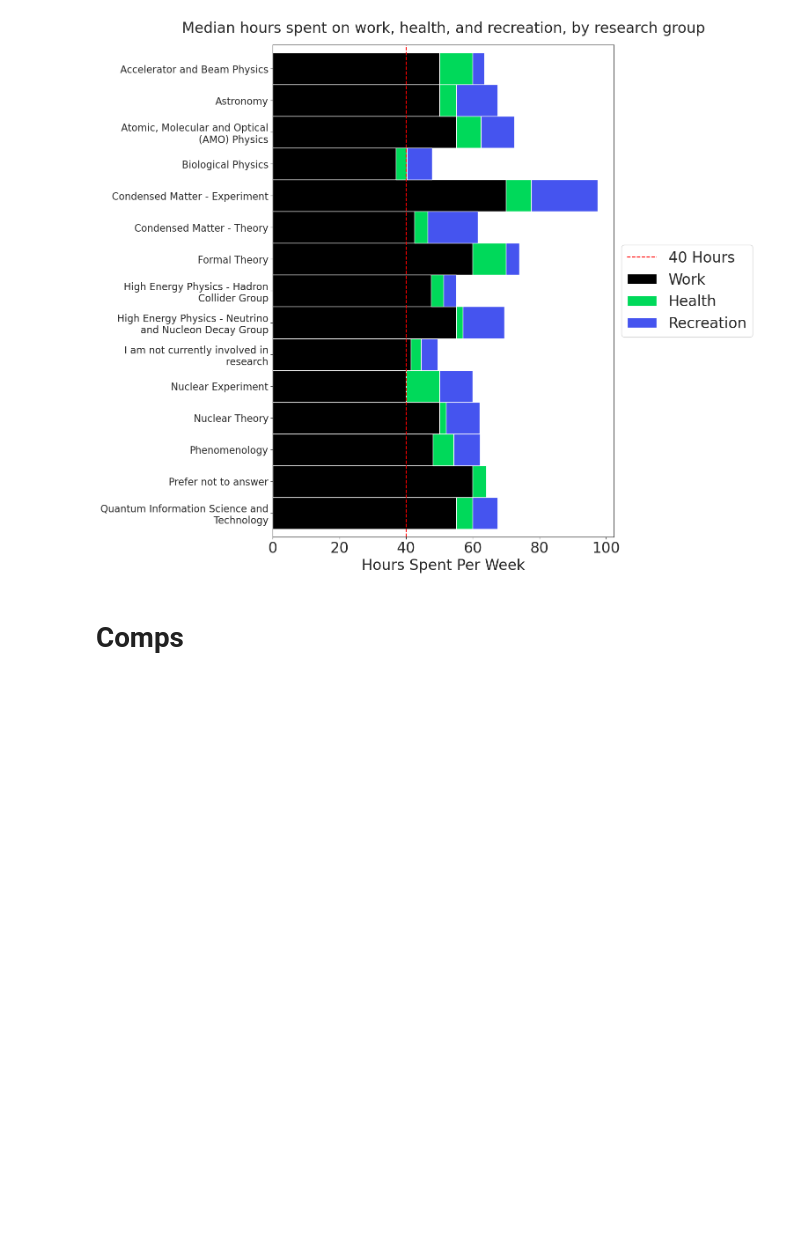
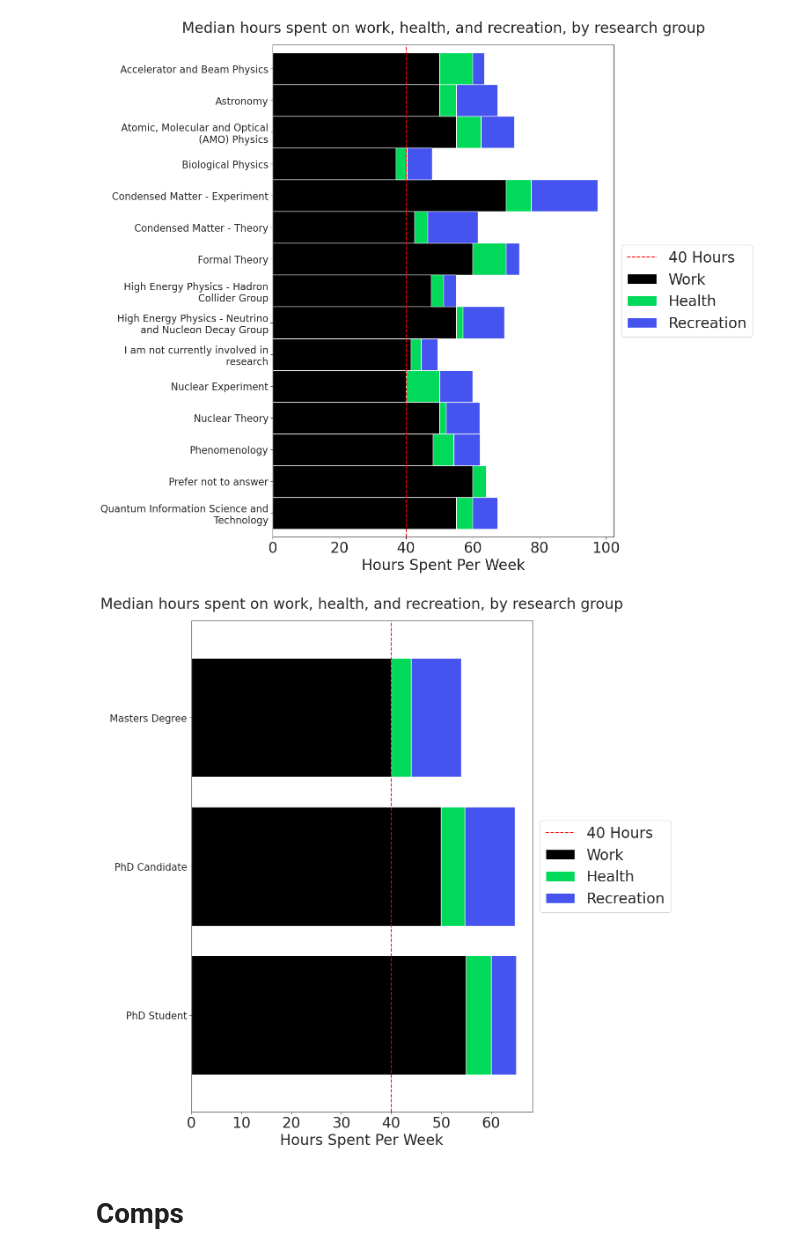
Before and after one commit to pecom/qol-survey, a Jupyter notebook: Melissa_Survey.ipynb, the cells around one changed output. Saved outputs shown, nothing was run; the diff lists cells and outputs as text; code cells hidden in the pictures; blank space fills up the shorter version.

```diff
--- a/Melissa_Survey.ipynb
+++ b/Melissa_Survey.ipynb
@@ -433,6 +438,45 @@ plt.gca().invert_yaxis()
 plt.show()
 # %% [output]
 [figure]
+# %%
+from textwrap import wrap
+
+fontsize = 24
+
+columns = ['Work Hours per Week', 'Health Hours per Week', 'Recreation Hours per Week']
+medians = QOLData.groupby('Program')[columns].agg('median')
+
+
+ax = medians.plot.barh(
+    stacked=True,
+    width=0.8,
+    color=['#000000', '#00d95a', '#4554ef']
+)
+
+labels = [l.get_text() for l in ax.get_yticklabels()]
+labels = [ '\n'.join(wrap(l, 32)) for l in labels ]
+ax.set_yticklabels(labels, fontsize=16)
+
+fig = ax.get_figure()
+fig.set_size_inches(12.5, 14.5)
+
+ax.axvline(x=40, color='red', linestyle='--', label='40 Hours')
+
+labels = ax.get_legend_handles_labels()[1]
+labels = [ '\n'.join(wrap(l.replace('Hours per Week', ''), 14)) for l in labels ]
+box = ax.get_position()
+ax.set_position([box.x0, box.y0, box.width * 0.8, box.height])
+ax.legend(loc='center left', bbox_to_anchor=(1, 0.5), fontsize=fontsize, labels=labels)
+
+ax.set_xlabel('Hours Spent Per Week', fontsize=fontsize)
+ax.set_ylabel('')
+ax.tick_params(axis='x', labelsize=fontsize)
+ax.set_title('Median hours spent on work, health, and recreation, by research group', fontsize=fontsize, pad=20)
+
+plt.gca().invert_yaxis()
+plt.show()
+# %% [output]
+[figure, added]
 # %% [markdown]
 # Comps
 # %%
```
Also changed, not shown: parts of 6 cells of this notebook.
